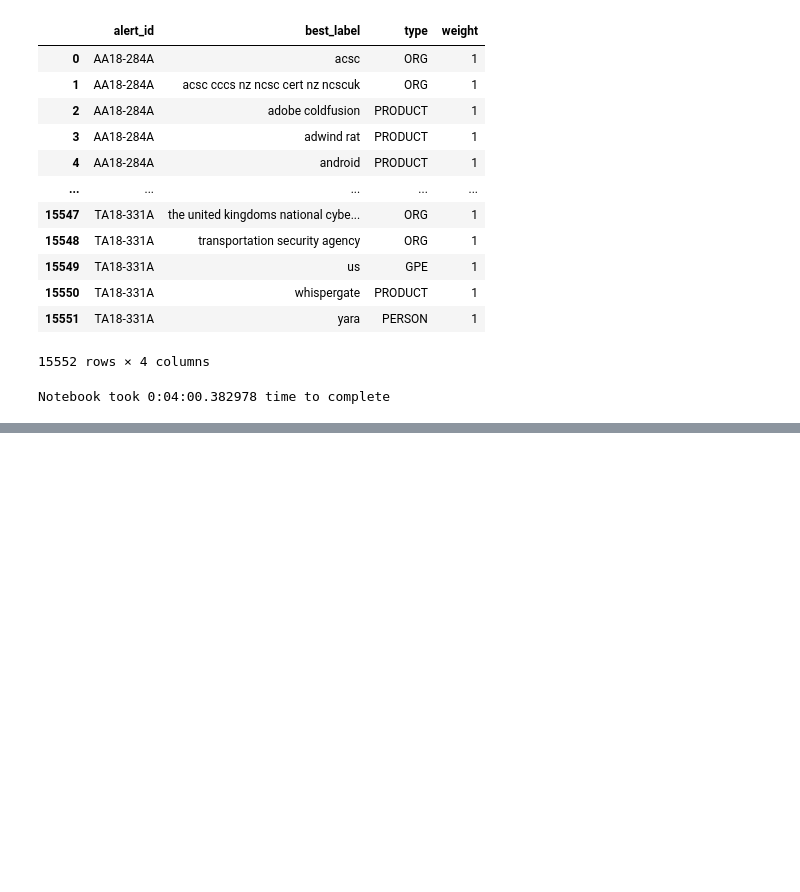
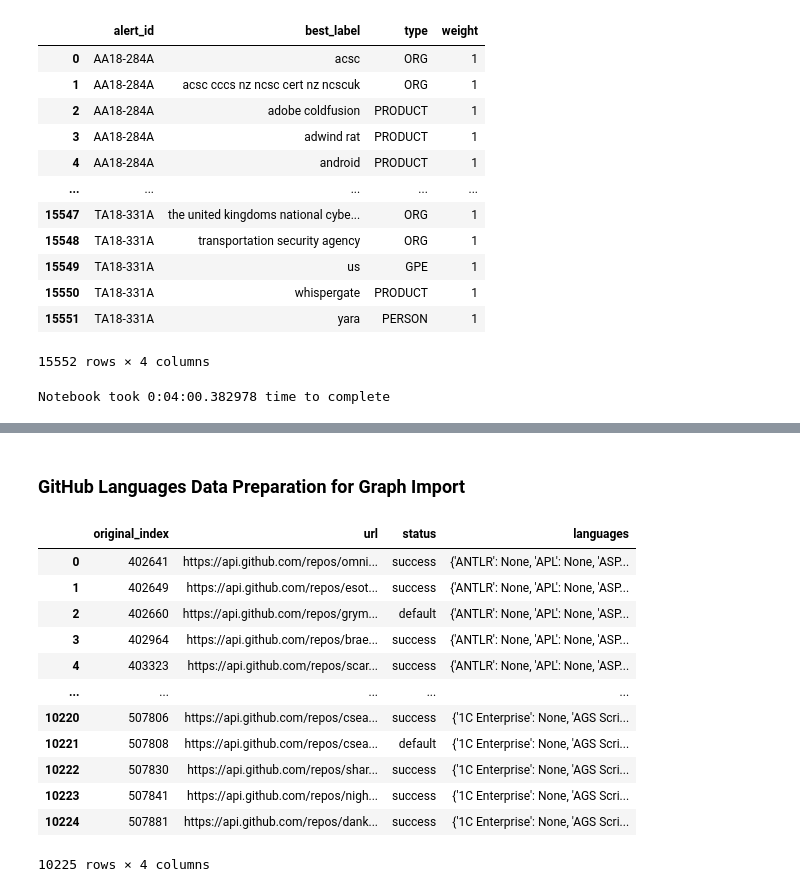
Before and after one commit to karinakanjaria/cyber-etl, a Jupyter notebook: data_integration.ipynb, the cells around one changed output, grey strips where cells are left out. Saved outputs shown, nothing was run; the diff lists cells and outputs as text; code cells hidden in the pictures; blank space fills up the shorter version.

```diff
--- a/data_integration.ipynb
+++ b/data_integration.ipynb
@@ -1014,0 +1278,2 @@ Notebook took 0:04:00.382978 time to complete
+# %% [markdown]
+### GitHub Languages Data Preparation for Graph Import
@@ -1014,0 +1288,16 @@ Notebook took 0:04:00.382978 time to complete
+# %%
+langs
+# %% [output]
+|  | original_index | url | status | languages |
+| 0 | 402641 | https://api.github.com/repos/omni... | success | {'ANTLR': None, 'APL': None, 'ASP... |
+| 1 | 402649 | https://api.github.com/repos/esot... | success | {'ANTLR': None, 'APL': None, 'ASP... |
+| 2 | 402660 | https://api.github.com/repos/grym... | default | {'ANTLR': None, 'APL': None, 'ASP... |
+| 3 | 402964 | https://api.github.com/repos/brae... | success | {'ANTLR': None, 'APL': None, 'ASP... |
+| 4 | 403323 | https://api.github.com/repos/scar... | success | {'ANTLR': None, 'APL': None, 'ASP... |
+| ... | ... | ... | ... | ... |
+| 10220 | 507806 | https://api.github.com/repos/csea... | success | {'1C Enterprise': None, 'AGS Scri... |
+| 10221 | 507808 | https://api.github.com/repos/csea... | default | {'1C Enterprise': None, 'AGS Scri... |
+| 10222 | 507830 | https://api.github.com/repos/shar... | success | {'1C Enterprise': None, 'AGS Scri... |
+| 10223 | 507841 | https://api.github.com/repos/nigh... | success | {'1C Enterprise': None, 'AGS Scri... |
+| 10224 | 507881 | https://api.github.com/repos/dank... | success | {'1C Enterprise': None, 'AGS Scri... |
+10225 rows × 4 columns
```
Also changed, not shown: parts of 23 cells of this notebook.
